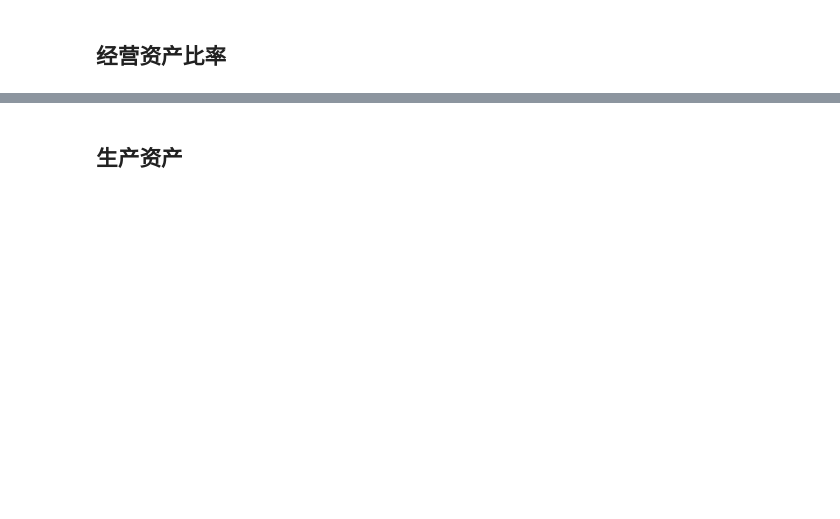
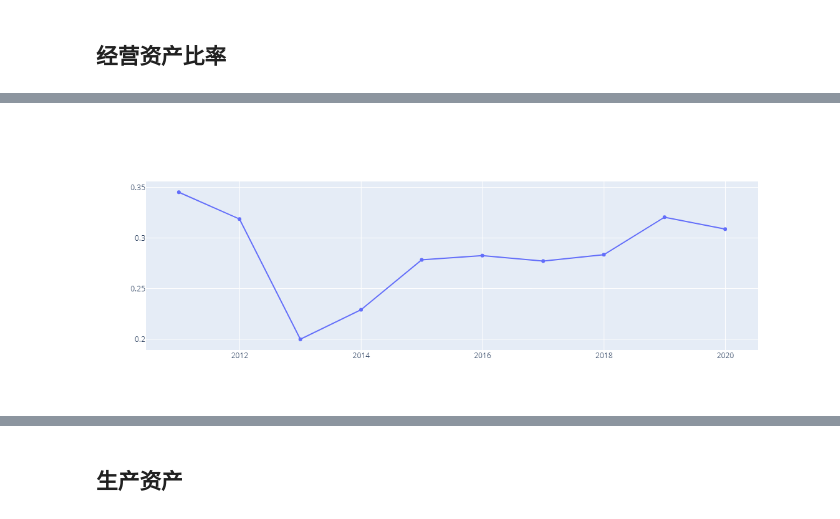
Before and after one commit to nju-luke/inves, a Jupyter notebook: analysis-20201020.ipynb, the cells around one changed output, grey strips where cells are left out. Saved outputs shown, nothing was run; the diff lists cells and outputs as text; code cells hidden in the pictures; blank space fills up the shorter version.

```diff
--- a/analysis-20201020.ipynb
+++ b/analysis-20201020.ipynb
@@ -55,5 +62,7 @@ cols_op = {"notes_receiv":"应收票据",
 "produc_bio_assets":"生产性生物资产"}
 # %%
 balancesheet['op_ratio'] = balancesheet[cols_op.keys()].sum(axis=1)/balancesheet['total_assets']
-px.line(balancesheet,y='op_ratio')
+fig = go.Figure()
+fig.add_trace(go.Scatter(x=balancesheet.end_date, y=balancesheet.op_ratio))
+fig.show()
 # %% [output]
@@ -60,0 +69 @@ px.line(balancesheet,y='op_ratio')
+[figure, added]
```
Also changed, not shown: parts of 21 cells of this notebook.
